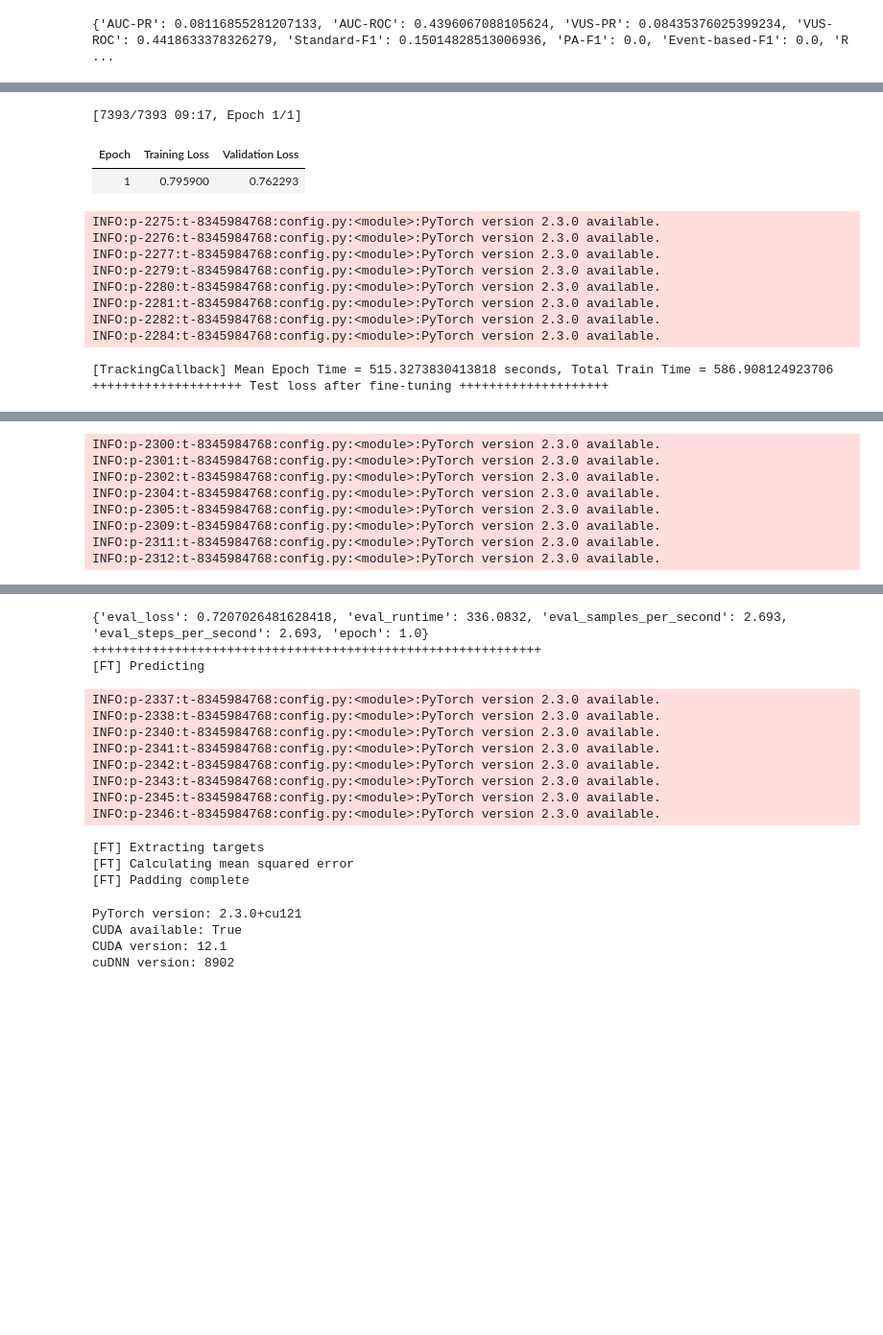
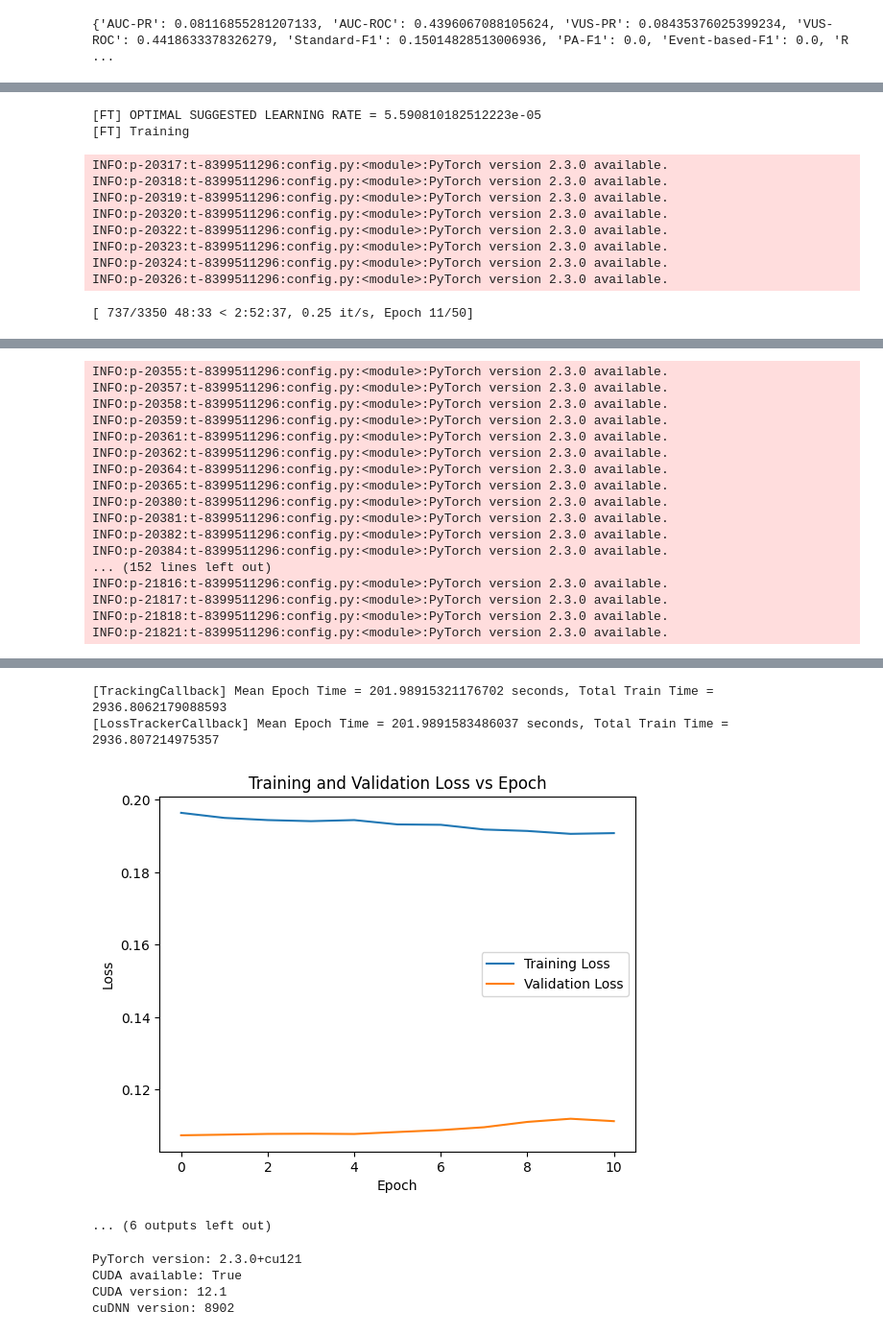
Before and after one commit to AyumiTPK/TSB-AD, a Jupyter notebook: AD.ipynb, the cells around one changed output, grey strips where cells are left out. Shown at 96% size. Saved outputs shown, nothing was run; the diff lists cells and outputs as text; code cells hidden in the pictures; blank space fills up the shorter version.

```diff
--- a/AD.ipynb
+++ b/AD.ipynb
@@ -100,7 +99,7 @@ from TSB_AD.evaluation.metrics import get_metrics
 
 # Specify Anomaly Detector to use and data directory
 AD_Name ='TTM_FT'
-data_direc = 'Datasets/TSB-AD-M/116_TAO_id_1_Environment_tr_500_1st_3.csv'
+data_direc = 'Datasets/TSB-AD-M/005_MSL_id_4_Sensor_tr_855_1st_2700.csv'
 # Load data
 df = pd.read_csv(data_direc).dropna() #.iloc[80000:]
 data = df.iloc[:, 0:-1].values.astype(float)
@@ -137,13 +129,11 @@ INFO:p-2192:t-8345984768:config.py:<module>:PyTorch version 2.3.0 available.
-[7393/7393 09:17, Epoch 1/1]
+[FT] OPTIMAL SUGGESTED LEARNING RATE = 5.590810182512223e-05
+[FT] Training
-| Epoch | Training Loss | Validation Loss |
-| 1 | 0.795900 | 0.762293 |
-INFO:p-2275:t-8345984768:config.py:<module>:PyTorch version 2.3.0 available.
-INFO:p-2276:t-8345984768:config.py:<module>:PyTorch version 2.3.0 available.
-INFO:p-2277:t-8345984768:config.py:<module>:PyTorch version 2.3.0 available.
-INFO:p-2279:t-8345984768:config.py:<module>:PyTorch version 2.3.0 available.
-INFO:p-2280:t-8345984768:config.py:<module>:PyTorch version 2.3.0 available.
-INFO:p-2281:t-8345984768:config.py:<module>:PyTorch version 2.3.0 available.
-INFO:p-2282:t-8345984768:config.py:<module>:PyTorch version 2.3.0 available.
-INFO:p-2284:t-8345984768:config.py:<module>:PyTorch version 2.3.0 available.
+INFO:p-20317:t-8399511296:config.py:<module>:PyTorch version 2.3.0 available.
+INFO:p-20318:t-8399511296:config.py:<module>:PyTorch version 2.3.0 available.
+INFO:p-20319:t-8399511296:config.py:<module>:PyTorch version 2.3.0 available.
+INFO:p-20320:t-8399511296:config.py:<module>:PyTorch version 2.3.0 available.
+INFO:p-20322:t-8399511296:config.py:<module>:PyTorch version 2.3.0 available.
+INFO:p-20323:t-8399511296:config.py:<module>:PyTorch version 2.3.0 available.
+INFO:p-20324:t-8399511296:config.py:<module>:PyTorch version 2.3.0 available.
+INFO:p-20326:t-8399511296:config.py:<module>:PyTorch version 2.3.0 available.
-[TrackingCallback] Mean Epoch Time = 515.3273830413818 seconds, Total Train Time = 586.908124923706
-++++++++++++++++++++ Test loss after fine-tuning ++++++++++++++++++++
+[ 737/3350 48:33 < 2:52:37, 0.25 it/s, Epoch 11/50]
@@ -150,8 +152,17 @@ INFO:p-2284:t-8345984768:config.py:<module>:PyTorch version 2.3.0 available.
-INFO:p-2300:t-8345984768:config.py:<module>:PyTorch version 2.3.0 available.
-INFO:p-2301:t-8345984768:config.py:<module>:PyTorch version 2.3.0 available.
-INFO:p-2302:t-8345984768:config.py:<module>:PyTorch version 2.3.0 available.
-INFO:p-2304:t-8345984768:config.py:<module>:PyTorch version 2.3.0 available.
-INFO:p-2305:t-8345984768:config.py:<module>:PyTorch version 2.3.0 available.
-INFO:p-2309:t-8345984768:config.py:<module>:PyTorch version 2.3.0 available.
-INFO:p-2311:t-8345984768:config.py:<module>:PyTorch version 2.3.0 available.
-INFO:p-2312:t-8345984768:config.py:<module>:PyTorch version 2.3.0 available.
+INFO:p-20355:t-8399511296:config.py:<module>:PyTorch version 2.3.0 available.
+INFO:p-20357:t-8399511296:config.py:<module>:PyTorch version 2.3.0 available.
+INFO:p-20358:t-8399511296:config.py:<module>:PyTorch version 2.3.0 available.
+INFO:p-20359:t-8399511296:config.py:<module>:PyTorch version 2.3.0 available.
+INFO:p-20361:t-8399511296:config.py:<module>:PyTorch version 2.3.0 available.
+INFO:p-20362:t-8399511296:config.py:<module>:PyTorch version 2.3.0 available.
+INFO:p-20364:t-8399511296:config.py:<module>:PyTorch version 2.3.0 available.
+INFO:p-20365:t-8399511296:config.py:<module>:PyTorch version 2.3.0 available.
+INFO:p-20380:t-8399511296:config.py:<module>:PyTorch version 2.3.0 available.
+INFO:p-20381:t-8399511296:config.py:<module>:PyTorch version 2.3.0 available.
+INFO:p-20382:t-8399511296:config.py:<module>:PyTorch version 2.3.0 available.
+INFO:p-20384:t-8399511296:config.py:<module>:PyTorch version 2.3.0 available.
+... (152 lines left out)
+INFO:p-21816:t-8399511296:config.py:<module>:PyTorch version 2.3.0 available.
+INFO:p-21817:t-8399511296:config.py:<module>:PyTorch version 2.3.0 available.
+INFO:p-21818:t-8399511296:config.py:<module>:PyTorch version 2.3.0 available.
+INFO:p-21821:t-8399511296:config.py:<module>:PyTorch version 2.3.0 available.
@@ -159,17 +169,7 @@ INFO:p-2312:t-8345984768:config.py:<module>:PyTorch version 2.3.0 available.
-{'eval_loss': 0.7207026481628418, 'eval_runtime': 336.0832, 'eval_samples_per_second': 2.693, 'eval_steps_per_second': 2.693, 'epoch': 1.0}
-++++++++++++++++++++++++++++++++++++++++++++++++++++++++++++
-[FT] Predicting
+[TrackingCallback] Mean Epoch Time = 201.98915321176702 seconds, Total Train Time = 2936.8062179088593
+[LossTrackerCallback] Mean Epoch Time = 201.9891583486037 seconds, Total Train Time = 2936.807214975357
+[figure, added]
-INFO:p-2337:t-8345984768:config.py:<module>:PyTorch version 2.3.0 available.
-INFO:p-2338:t-8345984768:config.py:<module>:PyTorch version 2.3.0 available.
-INFO:p-2340:t-8345984768:config.py:<module>:PyTorch version 2.3.0 available.
-INFO:p-2341:t-8345984768:config.py:<module>:PyTorch version 2.3.0 available.
-INFO:p-2342:t-8345984768:config.py:<module>:PyTorch version 2.3.0 available.
-INFO:p-2343:t-8345984768:config.py:<module>:PyTorch version 2.3.0 available.
-INFO:p-2345:t-8345984768:config.py:<module>:PyTorch version 2.3.0 available.
-INFO:p-2346:t-8345984768:config.py:<module>:PyTorch version 2.3.0 available.
+... (6 outputs left out)
-[FT] Extracting targets
-[FT] Calculating mean squared error
-[FT] Padding complete
 # %%
 import torch
 print("PyTorch version:", torch.__version__)
```
Also changed, not shown: parts of 4 cells of this notebook, 8 other files.
